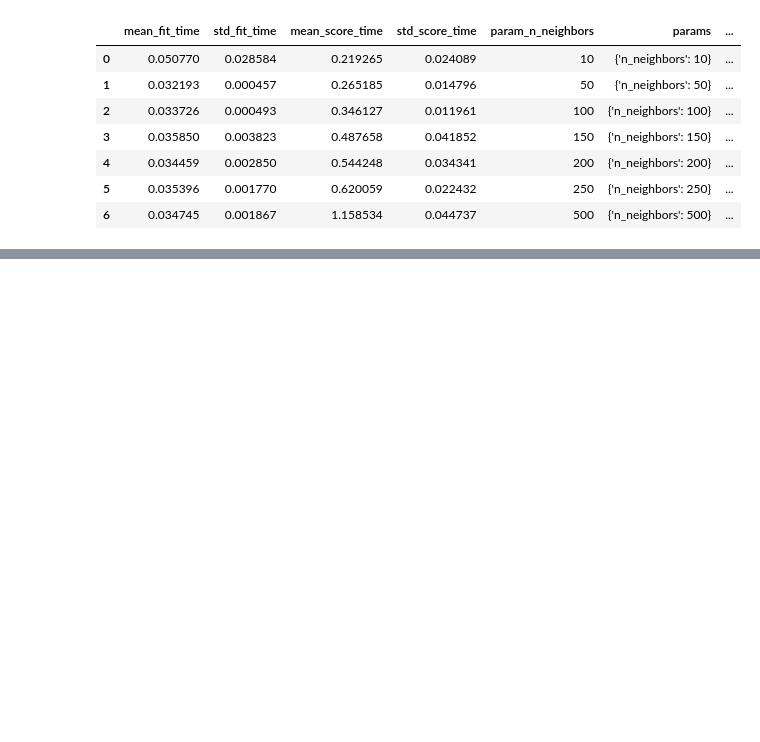
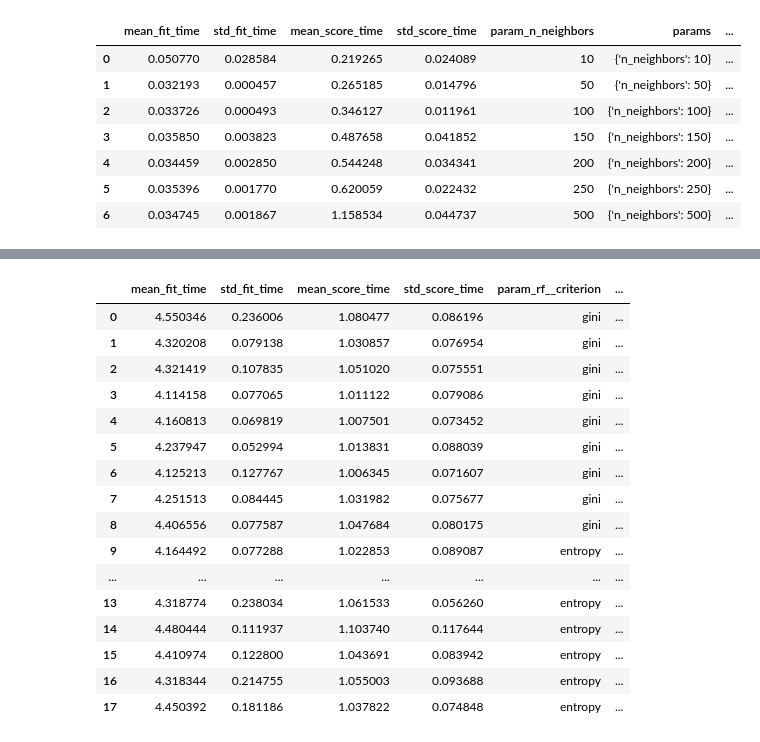
Before and after one commit to blessingcharles/ProjectHeatBlaster, a Jupyter notebook: heatblaster/payload_model_selection.ipynb, the cells around one changed output, grey strips where cells are left out. Cells and saved outputs as stored; diff of their text form; code cells hidden in the pictures; blank space fills up the shorter version.

```diff
--- a/heatblaster/payload_model_selection.ipynb
+++ b/heatblaster/payload_model_selection.ipynb
@@ -149,0 +249,9 @@ pd.DataFrame(lg_clf.cv_results_)
+# %%
+#Multinomial naive bayes
+
+mnb_pipe_clf = GridSearchCV( mnb_cv_pipe , {
+    "mnb__alpha":[0.1,0.3,0.5,0.7,1,2]
+},cv=5)
+
+mnb_pipe_clf.fit(x,y)
+pd.DataFrame(mnb_pipe_clf.cv_results_)
@@ -149,0 +266,22 @@ pd.DataFrame(lg_clf.cv_results_)
+# %%
+#support vector machine
+
+svc_pipe_clf = GridSearchCV(svc_cv_pipe , {
+    "svc__kernel":["rbf","linear","sigmoid"] ,
+    "svc__gamma":[0.1,0.5,1,2],
+    "svc__C":[1,10,20]
+},cv=5)
+
+svc_pipe_clf.fit(x,y)
+pd.DataFrame(svc_pipe_clf.cv_results_)
+# %%
+#Decision Tree Classifier
+
+dt_pipe_clf = GridSearchCV(dtc_cv_pipe,{
+    "dt__criterion":["gini","entropy"],
+    "dt__max_depth":[10,20,30]
+},cv=5)
+
+dt_pipe_clf.fit(x,y)
+
+pd.DataFrame(dt_pipe_clf.cv_results_)
@@ -149,0 +296,29 @@ pd.DataFrame(lg_clf.cv_results_)
+# %%
+#random forest classifier
+
+rf_pipe_clf = GridSearchCV(rf_cv_pipe,{
+    "rf__criterion":["gini","entropy"],
+    "rf__max_depth":[10,20,30] ,
+    "rf__n_estimators":[20,30,50]
+},cv=5)
+
+rf_pipe_clf.fit(x,y)
+pd.DataFrame(rf_pipe_clf.cv_results_)
+# %% [output]
+|  | mean_fit_time | std_fit_time | mean_score_time | std_score_time | param_rf__criterion | ... |
+| 0 | 4.550346 | 0.236006 | 1.080477 | 0.086196 | gini | ... |
+| 1 | 4.320208 | 0.079138 | 1.030857 | 0.076954 | gini | ... |
+| 2 | 4.321419 | 0.107835 | 1.051020 | 0.075551 | gini | ... |
+| 3 | 4.114158 | 0.077065 | 1.011122 | 0.079086 | gini | ... |
+| 4 | 4.160813 | 0.069819 | 1.007501 | 0.073452 | gini | ... |
+| 5 | 4.237947 | 0.052994 | 1.013831 | 0.088039 | gini | ... |
+| 6 | 4.125213 | 0.127767 | 1.006345 | 0.071607 | gini | ... |
+| 7 | 4.251513 | 0.084445 | 1.031982 | 0.075677 | gini | ... |
+| 8 | 4.406556 | 0.077587 | 1.047684 | 0.080175 | gini | ... |
+| 9 | 4.164492 | 0.077288 | 1.022853 | 0.089087 | entropy | ... |
+| ... | ... | ... | ... | ... | ... | ... |
+| 13 | 4.318774 | 0.238034 | 1.061533 | 0.056260 | entropy | ... |
+| 14 | 4.480444 | 0.111937 | 1.103740 | 0.117644 | entropy | ... |
+| 15 | 4.410974 | 0.122800 | 1.043691 | 0.083942 | entropy | ... |
+| 16 | 4.318344 | 0.214755 | 1.055003 | 0.093688 | entropy | ... |
+| 17 | 4.450392 | 0.181186 | 1.037822 | 0.074848 | entropy | ... |
```
Also changed, not shown: parts of 13 cells of this notebook, 8 other files.
